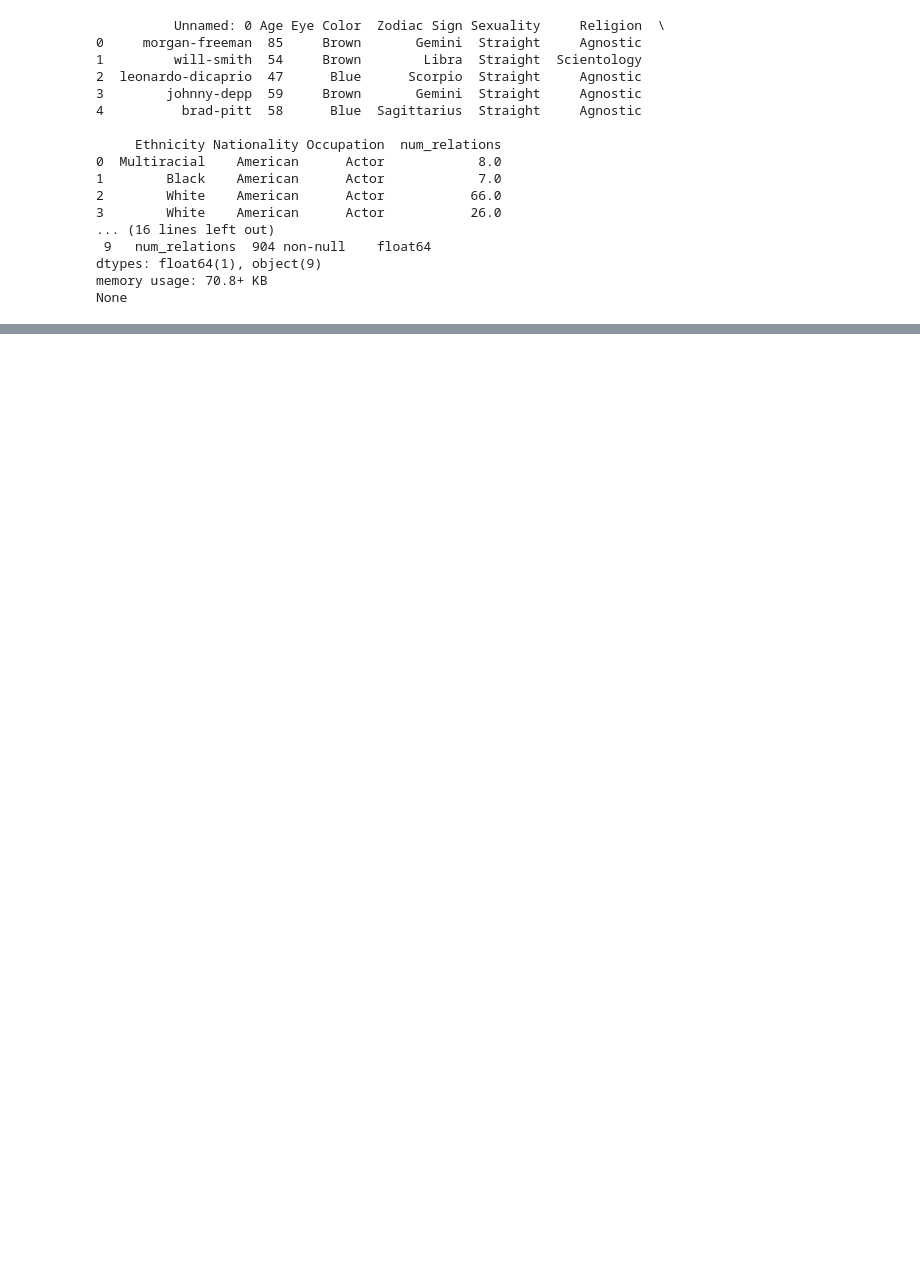
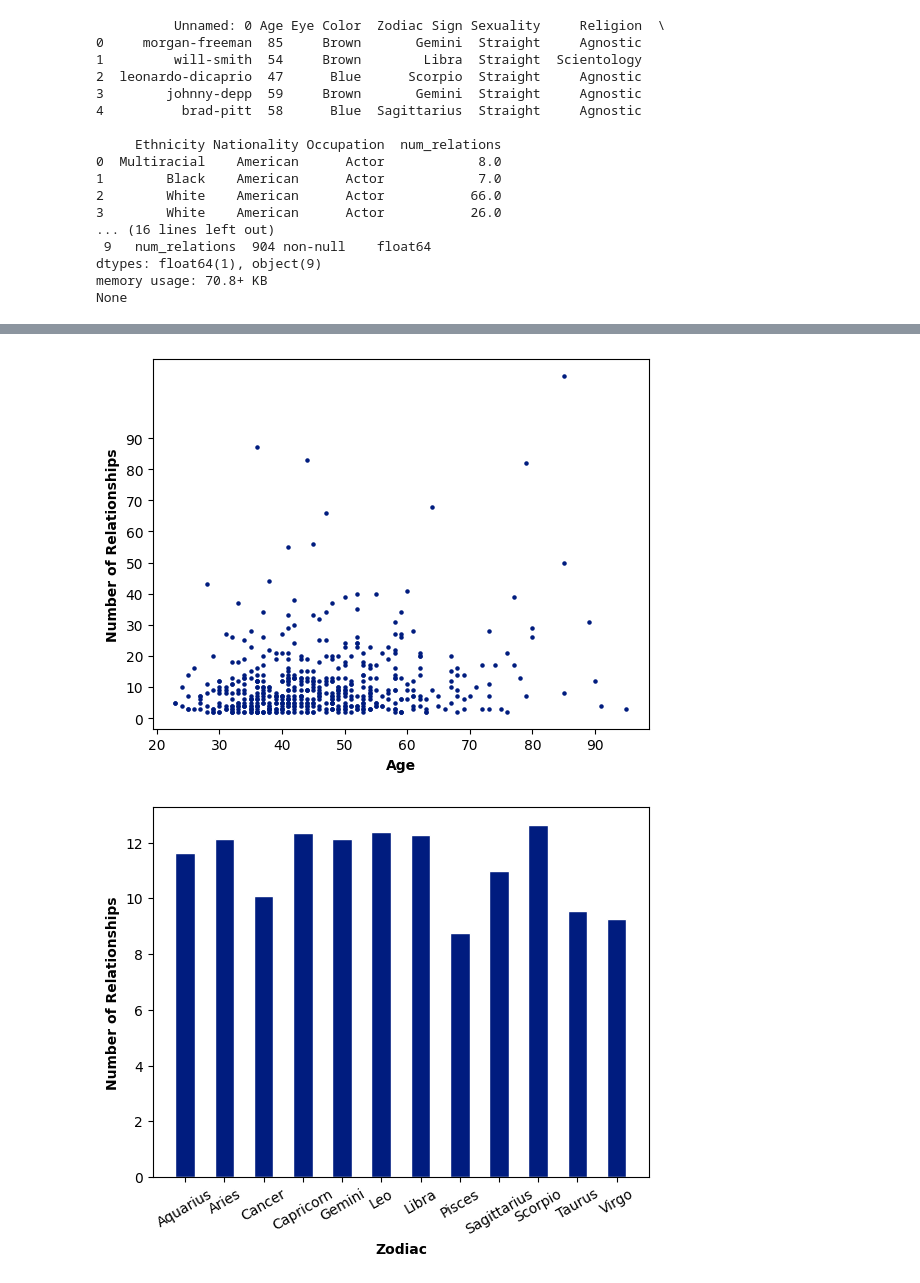
Before and after one commit to claireguyatt/Whos-Dated-Who, a Jupyter notebook: WDW.ipynb, the cells around one changed output, grey strips where cells are left out. Drawn from its saved outputs; the diff is of its cells as text; code cells hidden in the pictures; blank space fills up the shorter version.

```diff
--- a/WDW.ipynb
+++ b/WDW.ipynb
@@ -82,0 +184,54 @@ None
+# %%
+# DATA EXPLORATION
+
+plt.style.use('seaborn-v0_8-dark-palette')
+
+# age V num_relations as scatter
+wdw_df['Age'] = pd.to_numeric(wdw_df['Age'])
+plt.scatter(x=wdw_df['Age'], y=wdw_df['num_relations'], s=5)
+plt.yticks(np.arange(0, 100, 10))
+plt.xlabel("Age", fontweight='bold')
+plt.ylabel("Number of Relationships", fontweight='bold')
+plt.show()
+
+# zodiac V average num_relations as bar
+zodiac_val_counts = wdw_df['Zodiac Sign'].value_counts()
+zodiac_val_counts = zodiac_val_counts.sort_values()
+
+zodiac_v_relations = pd.Series.to_frame(wdw_df.groupby(['Zodiac Sign'])['num_relations'].mean())
+zodiac_v_relations['zodiac'] = zodiac_v_relations.index
+
+plt.bar(zodiac_v_relations['zodiac'], height=zodiac_v_relations['num_relations'], width=0.5, edgecolor='white')
+plt.xlabel("Zodiac", fontweight='bold')
+plt.ylabel("Number of Relationships", fontweight='bold')
+plt.xticks(rotation=30)
+plt.show()
+# ** add original number of datapoints for each of the 12
+
+# nationality, occupation, ethnicity, as bar plots v average nums
+nationality_v_relations = pd.Series.to_frame(wdw_df.groupby(['Nationality'])['num_relations'].mean())
+nationality_v_relations['nationality'] = nationality_v_relations.index
+plt.bar(nationality_v_relations['nationality'], height=nationality_v_relations['num_relations'], width=0.5, edgecolor='white')
+plt.xlabel("Nationality", fontweight='bold')
+plt.ylabel("Number of Relationships", fontweight='bold')
+plt.xticks(rotation=30)
+plt.show()
+
+occupation_v_relations = pd.Series.to_frame(wdw_df.groupby(['Occupation'])['num_relations'].mean())
+occupation_v_relations['occupation'] = occupation_v_relations.index
+plt.bar(occupation_v_relations['occupation'], height=occupation_v_relations['num_relations'], width=0.5, edgecolor='white')
+plt.xlabel("Occupation", fontweight='bold')
+plt.ylabel("Number of Relationships", fontweight='bold')
+plt.xticks(rotation=30)
+plt.show()
+
+ethnicity_v_relations = pd.Series.to_frame(wdw_df.groupby(['Ethnicity'])['num_relations'].mean())
+ethnicity_v_relations['ethnicity'] = ethnicity_v_relations.index
+plt.bar(ethnicity_v_relations['ethnicity'], height=ethnicity_v_relations['num_relations'], width=0.5, edgecolor='white')
+plt.xlabel("Ethnicity", fontweight='bold')
+plt.ylabel("Number of Relationships", fontweight='bold')
+plt.xticks(rotation=30)
+plt.show()
+# %% [output]
+[figure, added]
+[figure, added]
```
Also changed, not shown: parts of 14 cells of this notebook, 4 other files.
